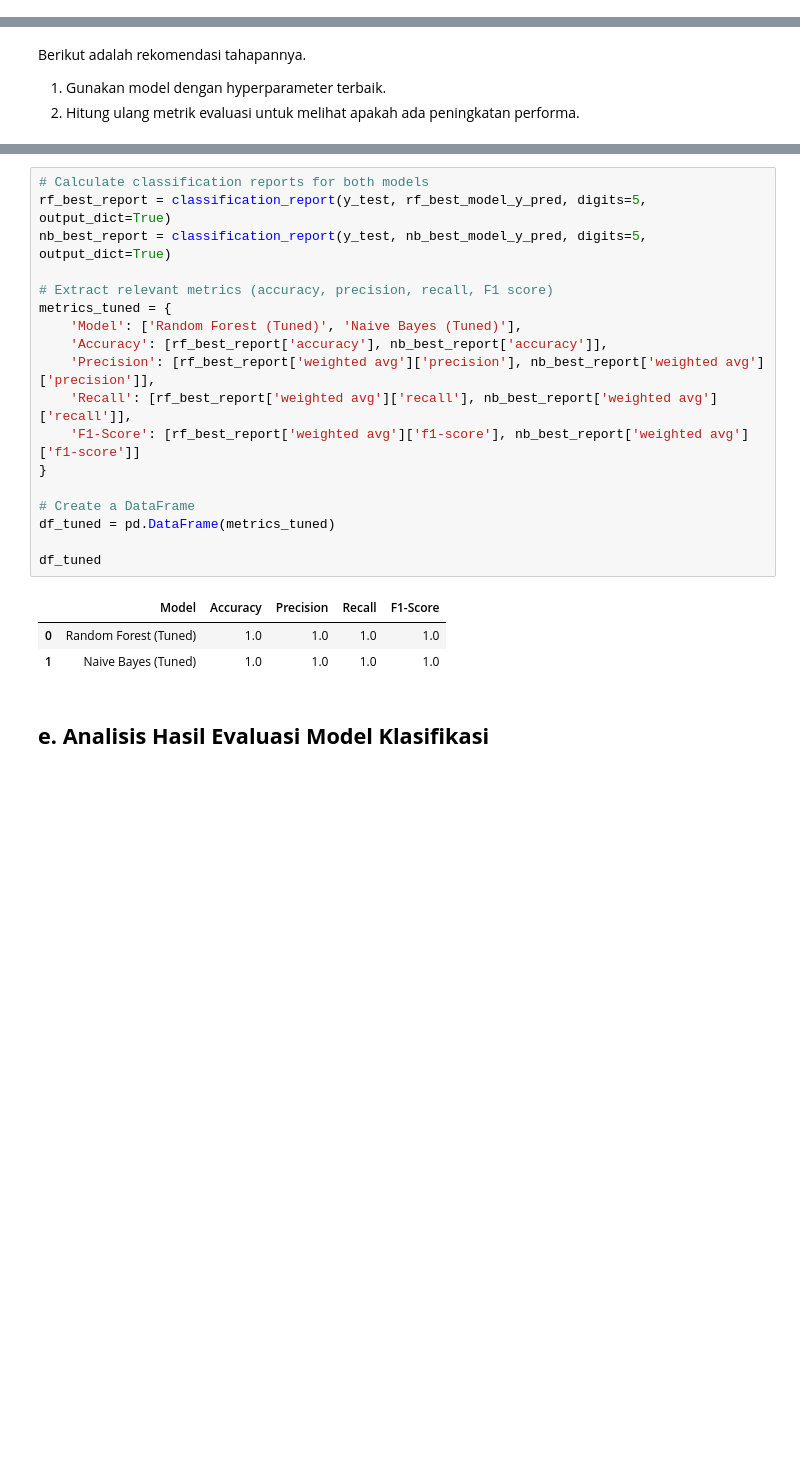
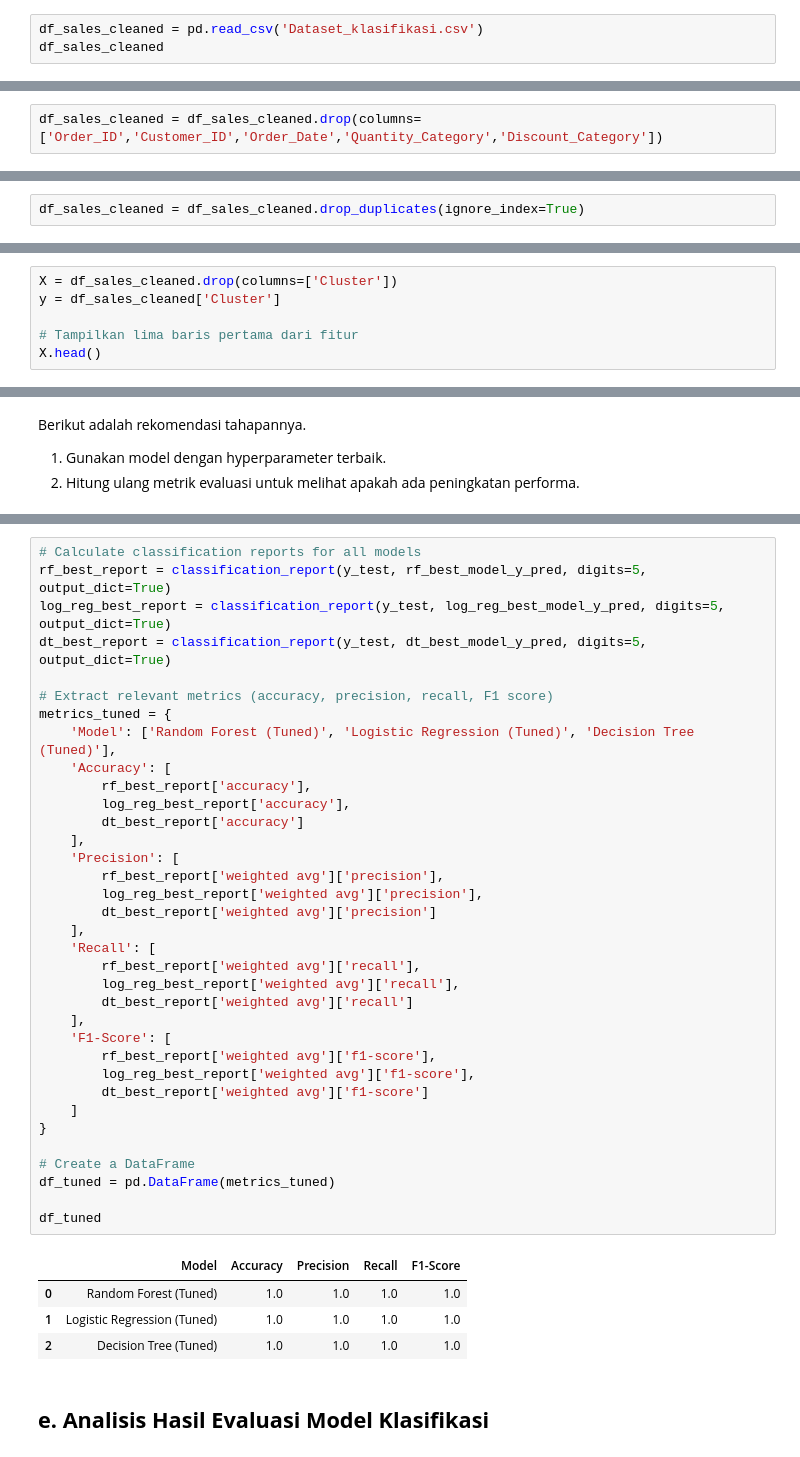
Before and after one commit to alouvre/BMLUP_DicodingSubmission_ProyekMembangunMachineLearning, a Jupyter notebook: [Klasifikasi] Submission Akhir BMLP_Alifia Mustika Sari.ipynb, the cells around one changed output, grey strips where cells are left out. Drawn from its saved outputs; the diff is of its cells as text; blank space fills up the shorter version.

Commit message:
update data splitting: klasifikasi

```diff
--- a/[Klasifikasi] Submission Akhir BMLP_Alifia Mustika Sari.ipynb
+++ b/[Klasifikasi] Submission Akhir BMLP_Alifia Mustika Sari.ipynb
@@ -115,0 +27,3 @@ Test set shape: X_test=(298, 8), y_test=(298,)
+# %%
+df_sales_cleaned = pd.read_csv('Dataset_klasifikasi.csv')
+df_sales_cleaned
@@ -115,0 +48,2 @@ Test set shape: X_test=(298, 8), y_test=(298,)
+# %%
+df_sales_cleaned = df_sales_cleaned.drop(columns=['Order_ID','Customer_ID','Order_Date','Quantity_Category','Discount_Category'])
@@ -115,0 +52,2 @@ Test set shape: X_test=(298, 8), y_test=(298,)
+# %%
+df_sales_cleaned = df_sales_cleaned.drop_duplicates(ignore_index=True)
@@ -115,0 +82,6 @@ Test set shape: X_test=(298, 8), y_test=(298,)
+# %%
+X = df_sales_cleaned.drop(columns=['Cluster'])
+y = df_sales_cleaned['Cluster']
+
+# Tampilkan lima baris pertama dari fitur
+X.head()
@@ -347,27 +521,45 @@ Random Forest (best model) Classification Report:
    macro avg    1.00000   1.00000   1.00000       298
 weighted avg    1.00000   1.00000   1.00000       298
 # %%
-# Calculate classification reports for both models
+# Calculate classification reports for all models
 rf_best_report = classification_report(y_test, rf_best_model_y_pred, digits=5, output_dict=True)
-nb_best_report = classification_report(y_test, nb_best_model_y_pred, digits=5, output_dict=True)
+log_reg_best_report = classification_report(y_test, log_reg_best_model_y_pred, digits=5, output_dict=True)
+dt_best_report = classification_report(y_test, dt_best_model_y_pred, digits=5, output_dict=True)
 
 # Extract relevant metrics (accuracy, precision, recall, F1 score)
 metrics_tuned = {
-    'Model': ['Random Forest (Tuned)', 'Naive Bayes (Tuned)'],
-    'Accuracy': [rf_best_report['accuracy'], nb_best_report['accuracy']],
-    'Precision': [rf_best_report['weighted avg']['precision'], nb_best_report['weighted avg']['precision']],
-    'Recall': [rf_best_report['weighted avg']['recall'], nb_best_report['weighted avg']['recall']],
-    'F1-Score': [rf_best_report['weighted avg']['f1-score'], nb_best_report['weighted avg']['f1-score']]
+    'Model': ['Random Forest (Tuned)', 'Logistic Regression (Tuned)', 'Decision Tree (Tuned)'],
+    'Accuracy': [
+        rf_best_report['accuracy'],
+        log_reg_best_report['accuracy'],
+        dt_best_report['accuracy']
+    ],
+    'Precision': [
+        rf_best_report['weighted avg']['precision'],
+        log_reg_best_report['weighted avg']['precision'],
+        dt_best_report['weighted avg']['precision']
+    ],
+    'Recall': [
+        rf_best_report['weighted avg']['recall'],
+        log_reg_best_report['weighted avg']['recall'],
+        dt_best_report['weighted avg']['recall']
+    ],
+    'F1-Score': [
+        rf_best_report['weighted avg']['f1-score'],
+        log_reg_best_report['weighted avg']['f1-score'],
+        dt_best_report['weighted avg']['f1-score']
+    ]
 }
 
 # Create a DataFrame
 df_tuned = pd.DataFrame(metrics_tuned)
 
 df_tuned
 # %% [output]
 |  | Model | Accuracy | Precision | Recall | F1-Score |
 | 0 | Random Forest (Tuned) | 1.0 | 1.0 | 1.0 | 1.0 |
-| 1 | Naive Bayes (Tuned) | 1.0 | 1.0 | 1.0 | 1.0 |
+| 1 | Logistic Regression (Tuned) | 1.0 | 1.0 | 1.0 | 1.0 |
+| 2 | Decision Tree (Tuned) | 1.0 | 1.0 | 1.0 | 1.0 |
 # %% [markdown]
 ## **e. Analisis Hasil Evaluasi Model Klasifikasi**
 # %% [markdown]
```
Also changed, not shown: parts of 50 cells of this notebook, 1 other file.
